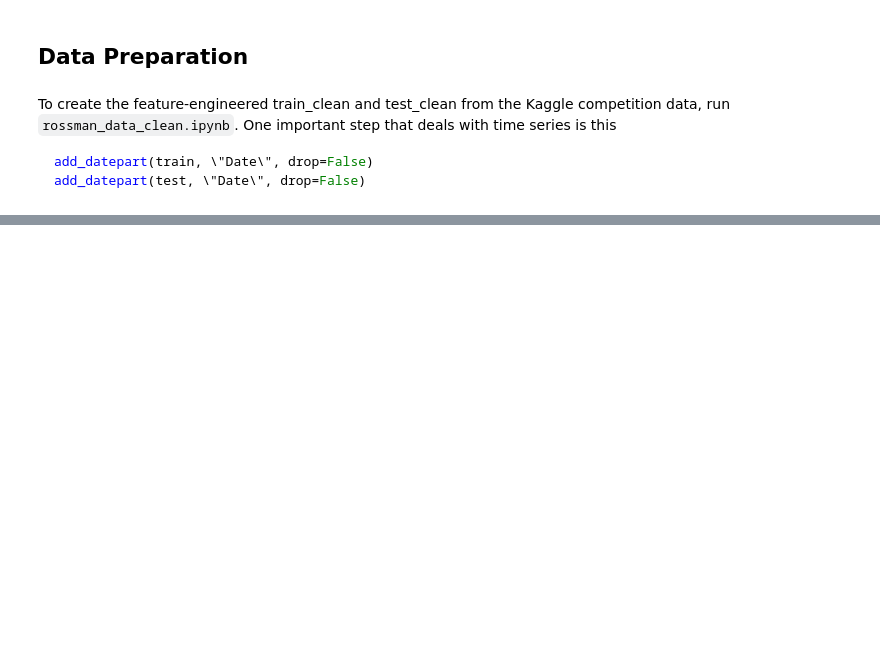
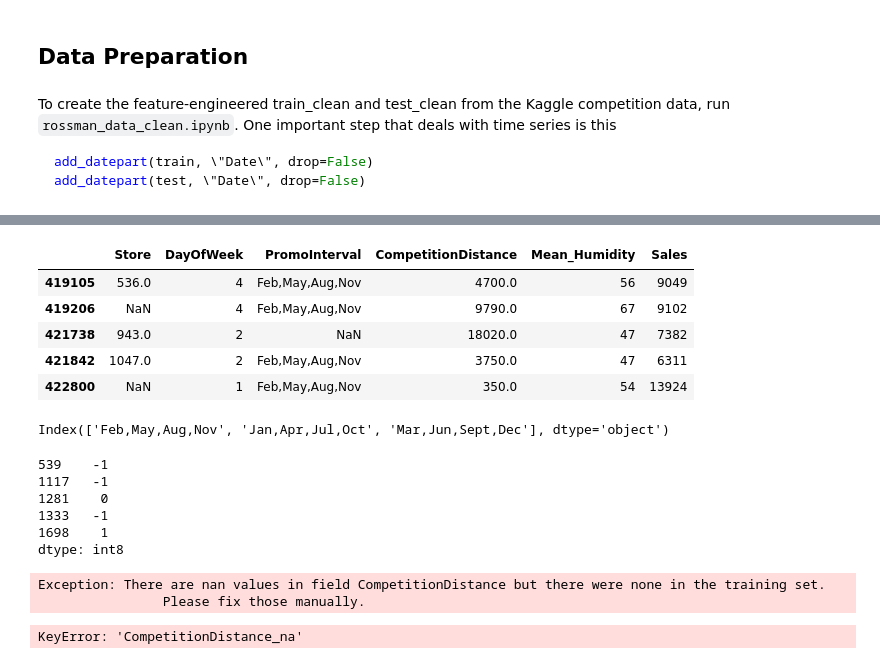
Before and after one commit to Data-drone/fast_ai_homework, a Jupyter notebook: week_6_rossman.ipynb, the cells around one changed output, grey strips where cells are left out. Cells and saved outputs as stored; diff of their text form; code cells hidden in the pictures; blank space fills up the shorter version.

```diff
--- a/week_6_rossman.ipynb
+++ b/week_6_rossman.ipynb
@@ -22,0 +79,33 @@ NameError: name 'Path' is not defined
+# %%
+small_test_df.head()
+# %% [output]
+|  | Store | DayOfWeek | PromoInterval | CompetitionDistance | Mean_Humidity | Sales |
+| 419105 | 536.0 | 4 | Feb,May,Aug,Nov | 4700.0 | 56 | 9049 |
+| 419206 | NaN | 4 | Feb,May,Aug,Nov | 9790.0 | 67 | 9102 |
+| 421738 | 943.0 | 2 | NaN | 18020.0 | 47 | 7382 |
+| 421842 | 1047.0 | 2 | Feb,May,Aug,Nov | 3750.0 | 47 | 6311 |
+| 422800 | NaN | 1 | Feb,May,Aug,Nov | 350.0 | 54 | 13924 |
+# %%
+small_train_df.PromoInterval.cat.categories
+# %% [output]
+Index(['Feb,May,Aug,Nov', 'Jan,Apr,Jul,Oct', 'Mar,Jun,Sept,Dec'], dtype='object')
+# %%
+small_train_df['PromoInterval'].cat.codes[:5]
+# %% [output]
+539    -1
+1117   -1
+1281    0
+1333   -1
+1698    1
+dtype: int8
+# %%
+fill_missing = FillMissing(small_cat_vars, small_cont_vars)
+fill_missing(small_train_df)
+fill_missing(small_test_df, test=True)
+# %% [output]
+Exception: There are nan values in field CompetitionDistance but there were none in the training set.
+                Please fix those manually.
+# %%
+small_train_df[small_train_df['CompetitionDistance_na'] == True]
+# %% [output]
+KeyError: 'CompetitionDistance_na'
```
Also changed, not shown: parts of 8 cells of this notebook, 1 other file.
